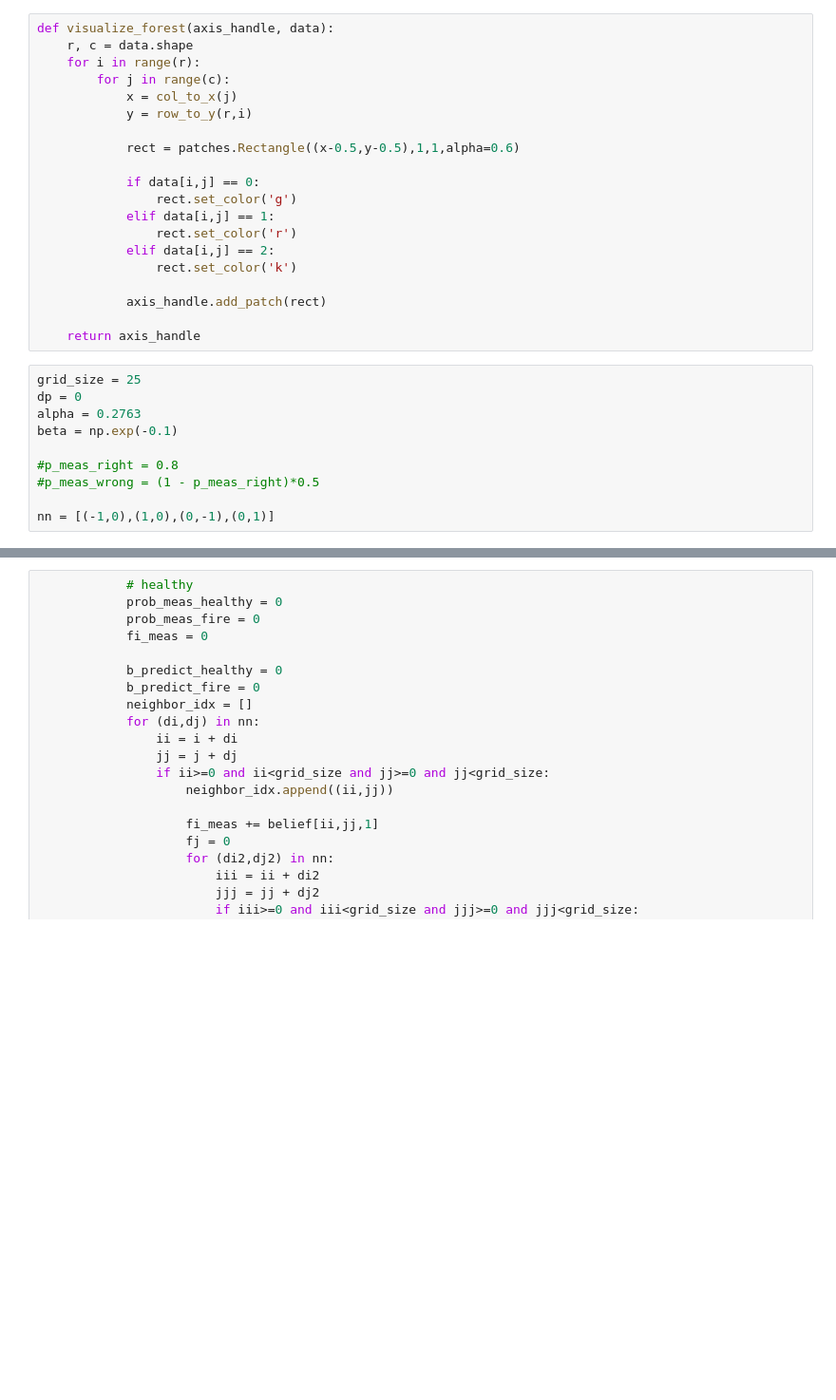
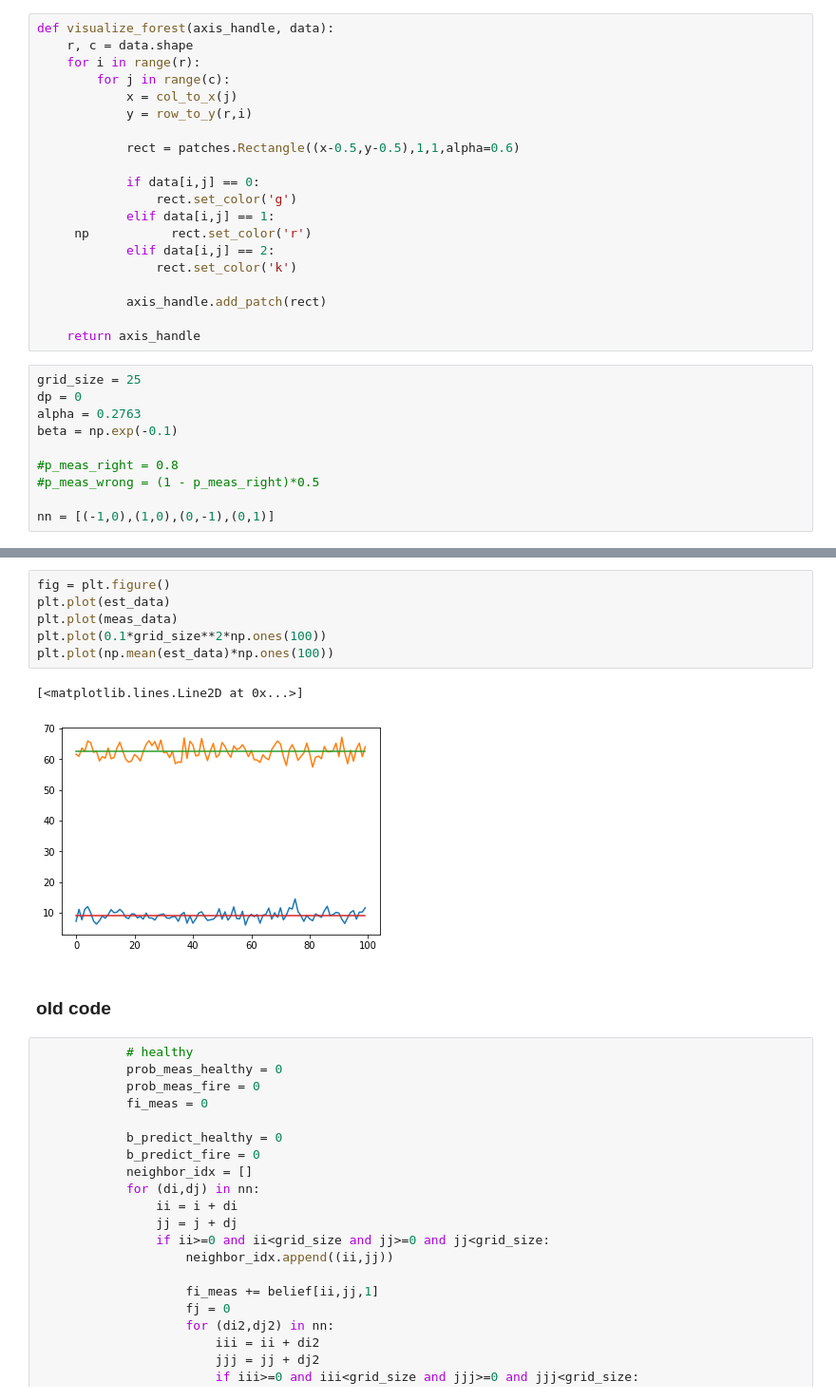
Before and after one commit to rhaksar/filter-large-GMDPs, a Jupyter notebook: node bayes filter.ipynb, the cells around one changed output, grey strips where cells are left out. Shown: that part at 95% size. Cells and saved outputs as stored; diff of their text form; blank space fills up the shorter version.

```diff
--- a/node bayes filter.ipynb
+++ b/node bayes filter.ipynb
@@ -25,7 +25,7 @@ def visualize_forest(axis_handle, data):
             if data[i,j] == 0:
                 rect.set_color('g')
             elif data[i,j] == 1:
-                rect.set_color('r')
+     np           rect.set_color('r')
             elif data[i,j] == 2:
                 rect.set_color('k')
 
@@ -270,3 +398,14 @@ print("%0.2fs = %0.2fm elapsed" % (toc-tic,(toc-tic)/60))
+# %%
+fig = plt.figure()
+plt.plot(est_data)
+plt.plot(meas_data)
+plt.plot(0.1*grid_size**2*np.ones(100))
+plt.plot(np.mean(est_data)*np.ones(100))
+# %% [output]
+[<matplotlib.lines.Line2D at 0x...>]
+[figure, added]
+# %% [markdown]
+### old code
 # %%
             # healthy
             prob_meas_healthy = 0
```
Also changed, not shown: parts of 4 cells of this notebook.
